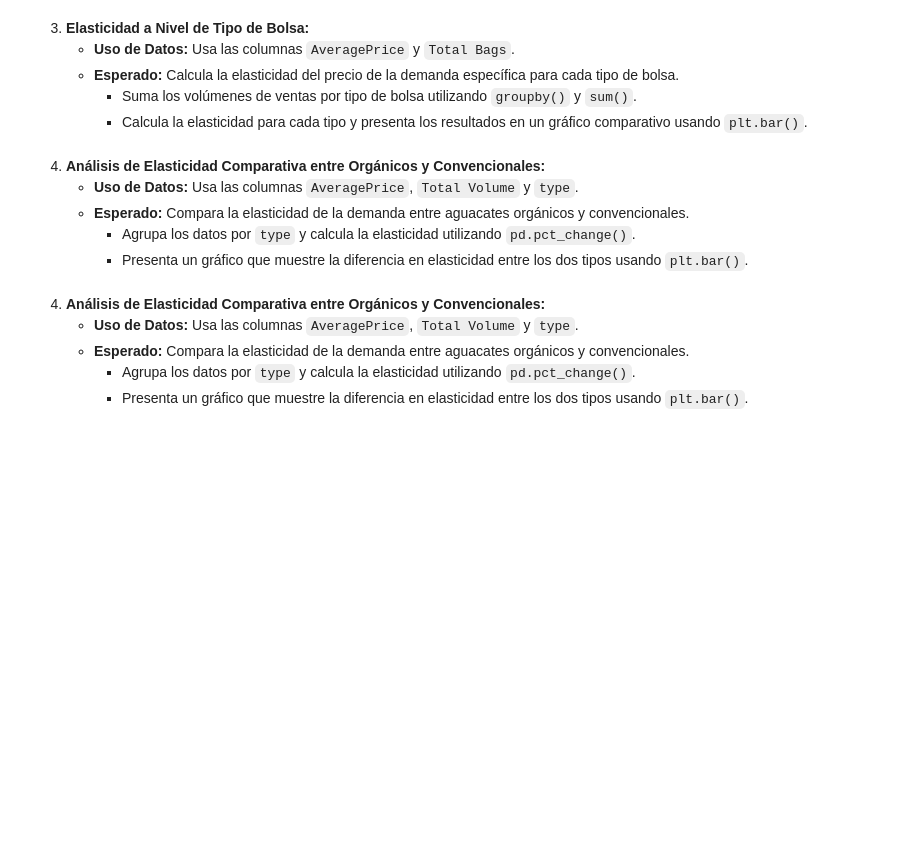
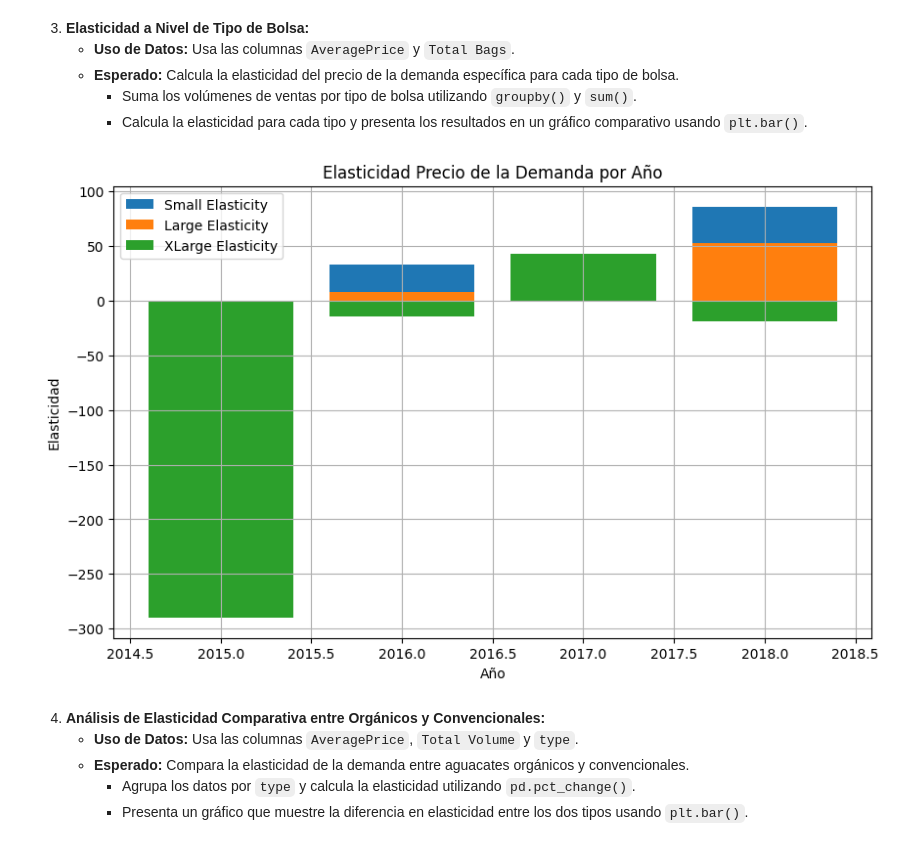
Before and after one commit to germanztz/data-science-uoc-avocado, a Jupyter notebook: german.ipynb, the cells around one changed output. Saved outputs shown, nothing was run; the diff lists cells and outputs as text; code cells hidden in the pictures; blank space fills up the shorter version.

```diff
--- a/german.ipynb
+++ b/german.ipynb
@@ -280,12 +313,47 @@ $$
    - **Esperado:** Calcula la elasticidad del precio de la demanda específica para cada tipo de bolsa.
      - Suma los volúmenes de ventas por tipo de bolsa utilizando `groupby()` y `sum()`.
      - Calcula la elasticidad para cada tipo y presenta los resultados en un gráfico comparativo usando `plt.bar()`.
-# %% [markdown]
-4. **Análisis de Elasticidad Comparativa entre Orgánicos y Convencionales:**
-   - **Uso de Datos:** Usa las columnas `AveragePrice`, `Total Volume` y `type`.
-   - **Esperado:** Compara la elasticidad de la demanda entre aguacates orgánicos y convencionales.
-     - Agrupa los datos por `type` y calcula la elasticidad utilizando `pd.pct_change()`.
-     - Presenta un gráfico que muestre la diferencia en elasticidad entre los dos tipos usando `plt.bar()`.
+# %%
+
+# # Small Bags	Large Bags	XLarge Bags
+#   - **4046**: Volumen de aguacates Hass pequeños vendidos.
+#     - **4225**: Volumen de aguacates Hass grandes vendidos.
+#     - **4770**: Volumen de aguacates Hass extra grandes vendidos.
+avocado.rename(columns={'4046': 'Small Volume', '4225': 'Large Volume', '4770': 'XLarge Volume'}, inplace=True)
+
+avocado['Small Volume Change (%)'] = avocado['Small Volume'].pct_change()
+avocado['Large Volume Change (%)'] = avocado['Large Volume'].pct_change()
+avocado['XLarge Volume Change (%)'] = avocado['XLarge Volume'].pct_change()
+
+# Calcular la elasticidad del precio de la demanda
+avocado['Small Elasticity'] = avocado['Small Volume Change (%)'] / avocado['Price Change (%)']
+avocado['Large Elasticity'] = avocado['Large Volume Change (%)'] / avocado['Price Change (%)']
+avocado['XLarge Elasticity'] = avocado['XLarge Volume Change (%)'] / avocado['Price Change (%)']
+
+# Limpieza de datos inf , -inf  y NaN
+avocado['Small Elasticity'] = avocado['Small Elasticity'].replace([float('inf'), float('-inf')], pd.NA).dropna()
+avocado['Large Elasticity'] = avocado['Large Elasticity'].replace([float('inf'), float('-inf')], pd.NA).dropna()
+avocado['XLarge Elasticity'] = avocado['XLarge Elasticity'].replace([float('inf'), float('-inf')], pd.NA).dropna()
+
+
+# Agrupar por año y calcular la elasticidad promedio por año
+avocado_Smallelasticity_by_year = avocado.groupby('year')['Small Elasticity'].mean().reset_index()
+avocado_Largeelasticity_by_year = avocado.groupby('year')['Large Elasticity'].mean().reset_index()
+avocado_XLargeelasticity_by_year = avocado.groupby('year')['XLarge Elasticity'].mean().reset_index()
+
+# Graficar la elasticidad por año
+plt.figure(figsize=(10, 6))
+plt.bar(avocado_Smallelasticity_by_year['year'], avocado_Smallelasticity_by_year['Small Elasticity'], label='Small Elasticity')
+plt.bar(avocado_Largeelasticity_by_year['year'], avocado_Largeelasticity_by_year['Large Elasticity'], label='Large Elasticity')
+plt.bar(avocado_XLargeelasticity_by_year['year'], avocado_XLargeelasticity_by_year['XLarge Elasticity'], label='XLarge Elasticity')
+plt.title('Elasticidad Precio de la Demanda por Año')
+plt.xlabel('Año')
+plt.ylabel('Elasticidad')
+plt.grid(True)
+plt.legend()
+plt.show()
+# %% [output]
+[figure, added]
 # %% [markdown]
 4. **Análisis de Elasticidad Comparativa entre Orgánicos y Convencionales:**
    - **Uso de Datos:** Usa las columnas `AveragePrice`, `Total Volume` y `type`.
```
Also changed, not shown: parts of 2 cells of this notebook.
